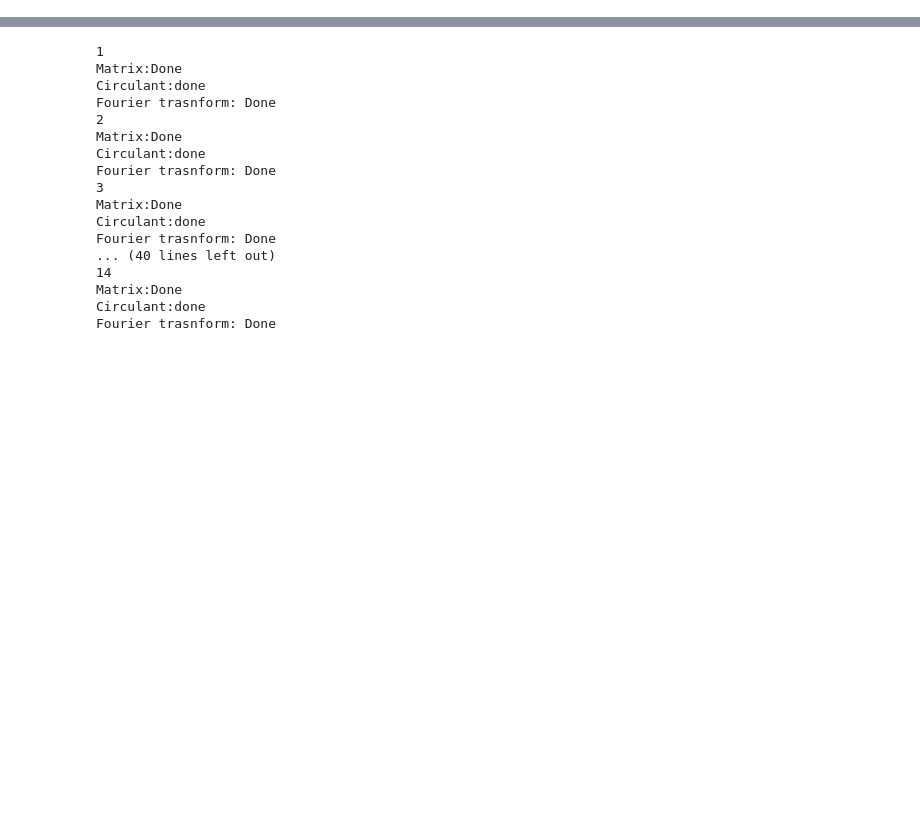
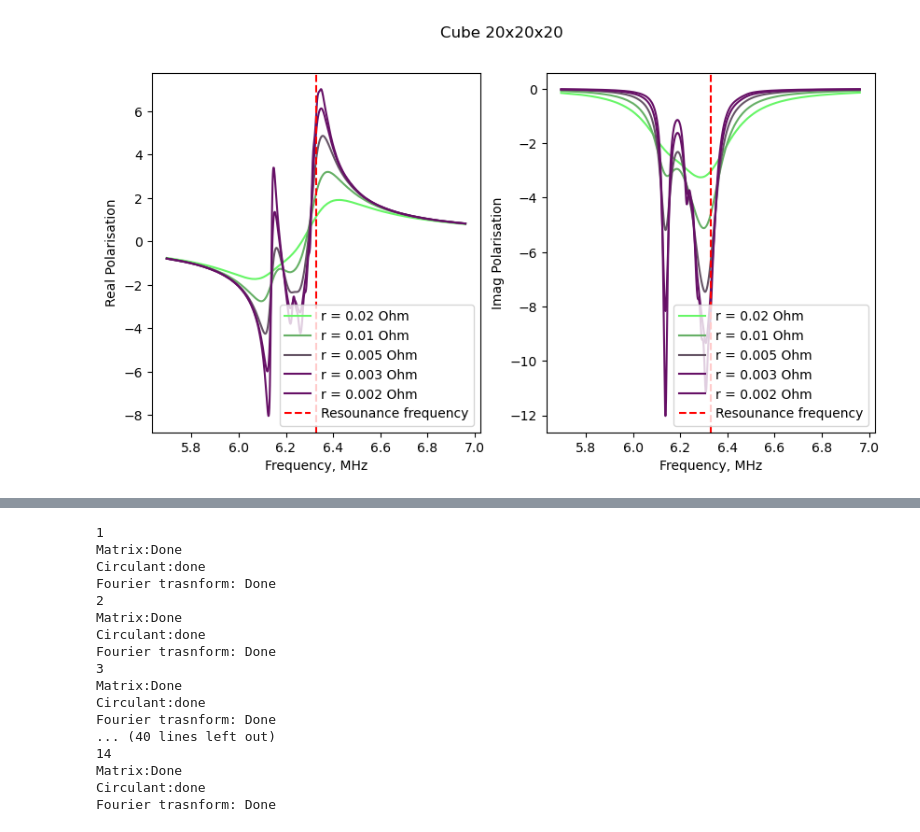
Before and after one commit to broshura/Discrete_Model_Of_Metamaterial_Lens, a Jupyter notebook: Code/Time_estimation/Time_estimation.ipynb, the cells around one changed output, grey strips where cells are left out. Drawn from its saved outputs; the diff is of its cells as text; code cells hidden in the pictures; blank space fills up the shorter version.

```diff
--- a/Code/Time_estimation/Time_estimation.ipynb
+++ b/Code/Time_estimation/Time_estimation.ipynb
@@ -0,0 +292,82 @@
+# %%
+import numpy as np
+import json
+import matplotlib.pyplot as plt
+Params = {}
+Params['L'] = 13.459 * 10 ** -9
+Params['C'] = 470 * 10 ** -12*100
+omega_0 = 1/np.sqrt(Params['L'] * Params['C'])
+plt.figure(figsize = (10, 5))
+plt.suptitle(f'Cube 20x20x20')
+for r in [0.02, 0.01, 0.005, 0.003, 0.002]:
+    with open(f'Pol_fft_zyx_20_{r}.json', 'r') as f:
+        Currents = json.load(f)
+
+    Omega = np.array(Currents['Omega'])/2/np.pi/1e6
+    print(r)
+    if r == 0.002:
+        RealPolarisation = np.array(Currents['RealZPolarisation'])
+        ImagPolarisation = np.array(Currents['ImagZPolarisation'])
+    else:
+        RealPolarisation = np.array(Currents['RealPolarisation'])
+        ImagPolarisation = np.array(Currents['ImagPolarisation'])
+
+
+
+    plt.subplot(121)
+
+    plt.plot(Omega, RealPolarisation, label = f'r = {r} Ohm', color = f'#66{hex(int(np.log(int(r/0.002))*100+16))[-2:]}66')
+
+    plt.subplot(122)
+
+    plt.plot(Omega, ImagPolarisation, label = f'r = {r} Ohm', color = f'#66{hex(int(np.log(int(r/0.002))*100+16))[-2:]}66')
+
+
+
+plt.subplot(121)
+
+plt.axvline(omega_0/np.pi/1e6/2, linestyle = '--', color = 'red', label = 'Resounance frequency')
+plt.xlabel('Frequency, MHz')
+plt.ylabel('Real Polarisation')
+plt.legend()
+
+plt.subplot(122)
+
+plt.axvline(omega_0/np.pi/1e6/2, linestyle = '--', color = 'red', label = 'Resounance frequency')
+plt.xlabel('Frequency, MHz')
+plt.ylabel('Imag Polarisation')
+plt.legend()
+plt.show()
+
+
+for r in [0.02, 0.01, 0.005, 0.003, 0.002]:
+    with open(f'Pol_fft_zyx_20_{r}.json', 'r') as f:
+        Currents = json.load(f)
+
+    Omega = np.array(Currents['Omega'])/2/np.pi/1e6
+    if r == 0.002:
+        RealPolarisation = np.array(Currents['RealZPolarisation'])
+        ImagPolarisation = np.array(Currents['ImagZPolarisation'])
+    else:
+        RealPolarisation = np.array(Currents['RealPolarisation'])
+        ImagPolarisation = np.array(Currents['ImagPolarisation'])
+
+    plt.figure(figsize = (10, 5))
+    plt.suptitle(f'Cube 20x20x20: r = {r}Ohm')
+
+    plt.subplot(121)
+
+    plt.plot(Omega, RealPolarisation, color = 'green')
+    plt.axvline(omega_0/np.pi/1e6/2, linestyle = '--', color = 'red')
+    plt.xlabel('Frequency, MHz')
+    plt.ylabel('Real Polarisation')
+
+    plt.subplot(122)
+
+    plt.plot(Omega, ImagPolarisation)
+    plt.axvline(omega_0/np.pi/1e6/2, linestyle = '--', color = 'red')
+
+    plt.xlabel('Frequency, MHz')
+    plt.ylabel('Imag Polarisation')
+    plt.show()
+# %% [output]
@@ -0,0 +379 @@
+[figure, added]
```
Also changed, not shown: parts of 14 cells of this notebook, 27 other files.
